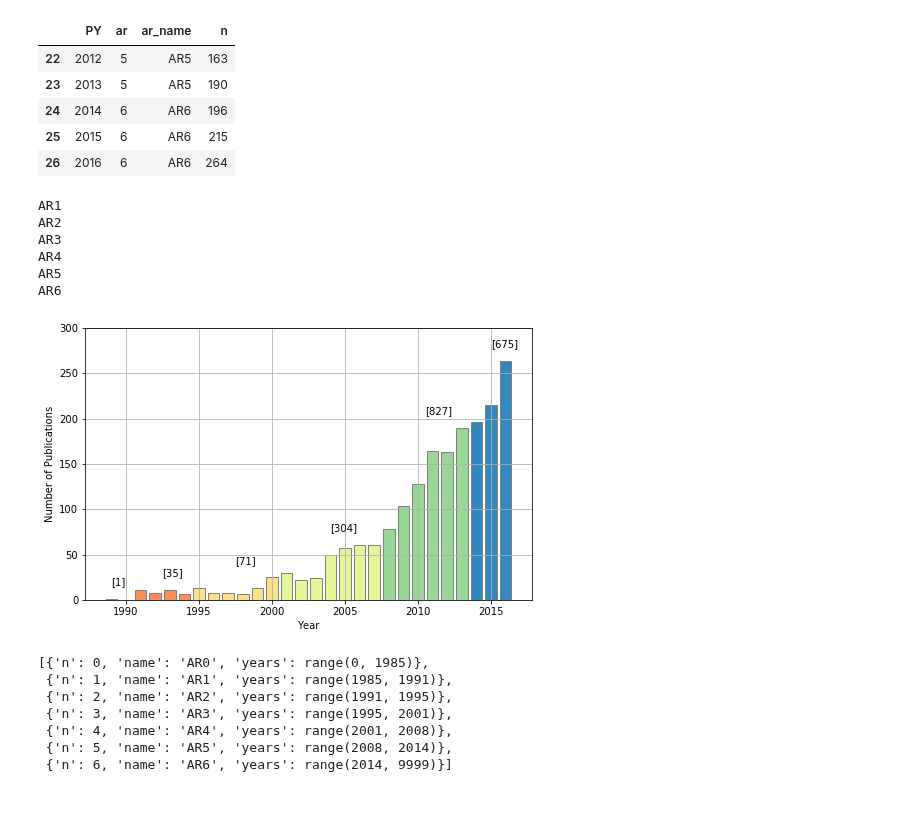
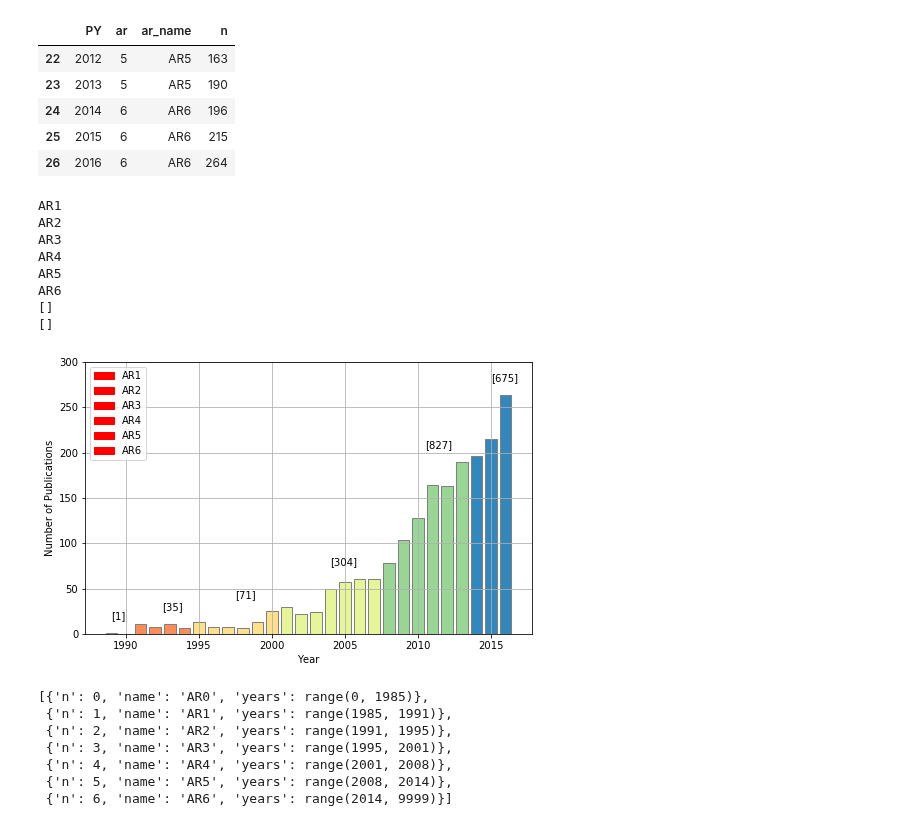
Before and after one commit to mcc-apsis/NETs-review, a Jupyter notebook: general_nets_plots.ipynb, the cells around one changed output. Cells and saved outputs as stored; diff of their text form; code cells hidden in the pictures.

Commit message:
add legend

```diff
--- a/general_nets_plots.ipynb
+++ b/general_nets_plots.ipynb
@@ -216,6 +216,8 @@ bypy.tail()
 | 25 | 2015 | 6 | AR6 | 215 |
 | 26 | 2016 | 6 | AR6 | 264 |
 # %%
+import matplotlib.patches as mpatches
+
 pdf = bypy.set_index('PY')
 colors = {
     0:'#8dd3c7',
@@ -243,34 +245,45 @@ ax.grid(True)
 ax.bar(
     bypy.PY,
     bypy.n,
     lw=1,
     edgecolor='grey',
     color=[colors[int(x)] for x in list(pdf['ar'])]
 )
 
+handles = []
+labels = []
 for name, group in bypy.groupby('ar_name'):
     print(name)
     count = "[{}]".format(group['n'].sum())
     mid = group['PY'].median()
     maxn = group['n'].max() + 15
     ax.text(mid,maxn,count)
+    ar = group['ar'].max()
+    handles.append(mpatches.Patch(color=colors, label=name))
+
+plt.legend(handles=handles)
 
 
+
+print(handles)
+print(labels)
 
 plt.ylim(ymax=300)
 
 ax.set_xlabel('Year')
 ax.set_ylabel('Number of Publications')
 plt.savefig('plots/general/all.png',bbox_inches='tight')
 plt.show()
 # %% [output]
 AR1
 AR2
 AR3
 AR4
 AR5
 AR6
+[]
+[]
-[figure, old version]
+[figure, new version]
 # %%
 ars
 # %% [output]
```
Also changed, not shown: parts of 1 cell of this notebook, 1 other file.
